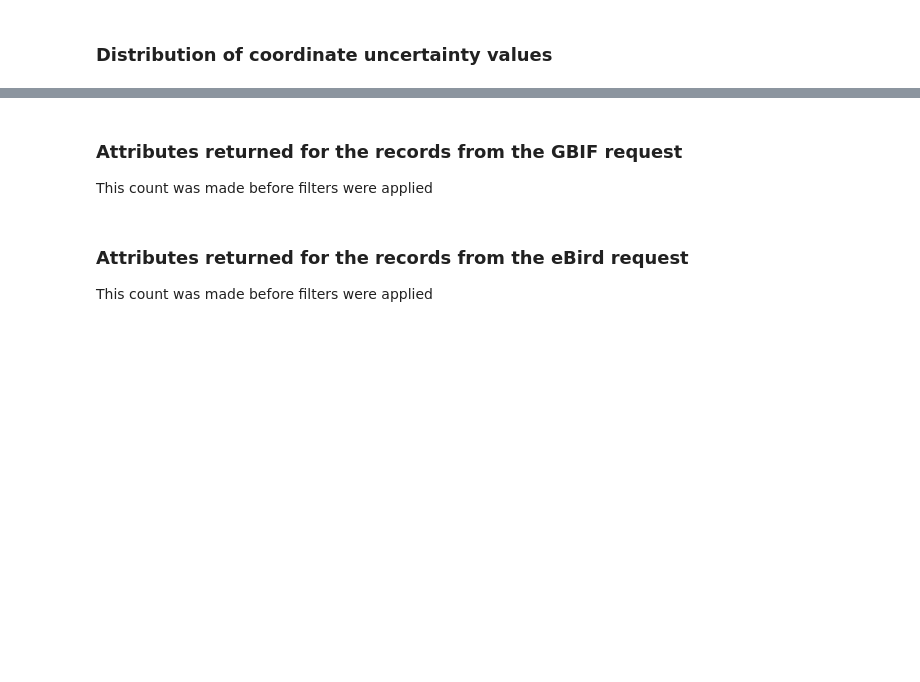
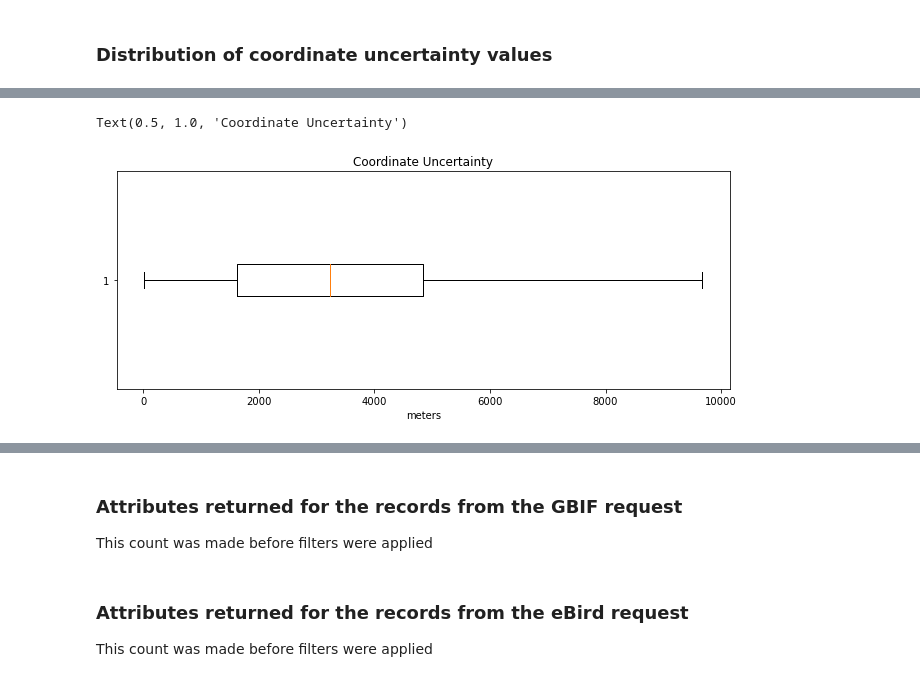
Before and after one commit to AdelsteinJillTPF/wildlife-wrangler, a Jupyter notebook: NEW_TEMPLATE.ipynb, the cells around one changed output, grey strips where cells are left out. Saved outputs shown, nothing was run; the diff lists cells and outputs as text; code cells hidden in the pictures; blank space fills up the shorter version.

```diff
--- a/NEW_TEMPLATE.ipynb
+++ b/NEW_TEMPLATE.ipynb
@@ -523,7 +492,10 @@ plt.title("Coordinate Uncertainty")'''
 # %%
-'''occ_cert = [int(x[0]) for x in curs_occ.execute("SELECT coordinateUncertaintyInMeters FROM occurrences").fetchall()]
-plt.figure(figsize=(16,4))
+occ_cert = [float(x[0]) for x in cursor.execute("SELECT coordinateUncertaintyInMeters FROM occurrence_records").fetchall()]
+plt.figure(figsize=(11,4))
 plt.boxplot(occ_cert, vert=False)
 plt.xlabel("meters")
-plt.title("Coordinate Uncertainty")'''
+plt.title("Coordinate Uncertainty")
+# %% [output]
+Text(0.5, 1.0, 'Coordinate Uncertainty')
+[figure, added]
 # %%
```
Also changed, not shown: parts of 34 cells of this notebook, 1 other file.
